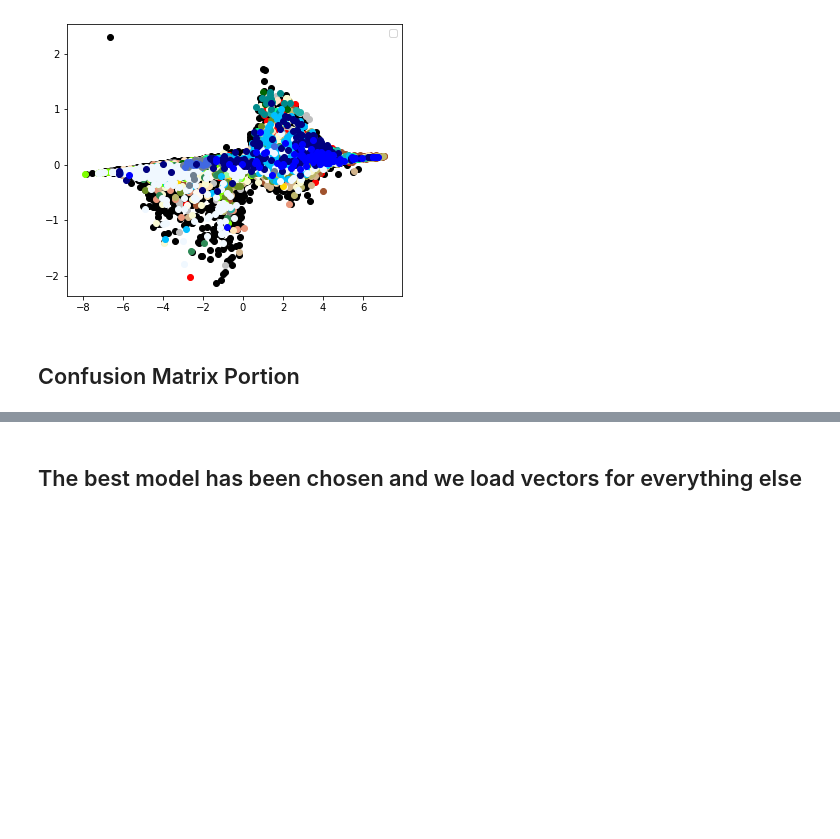
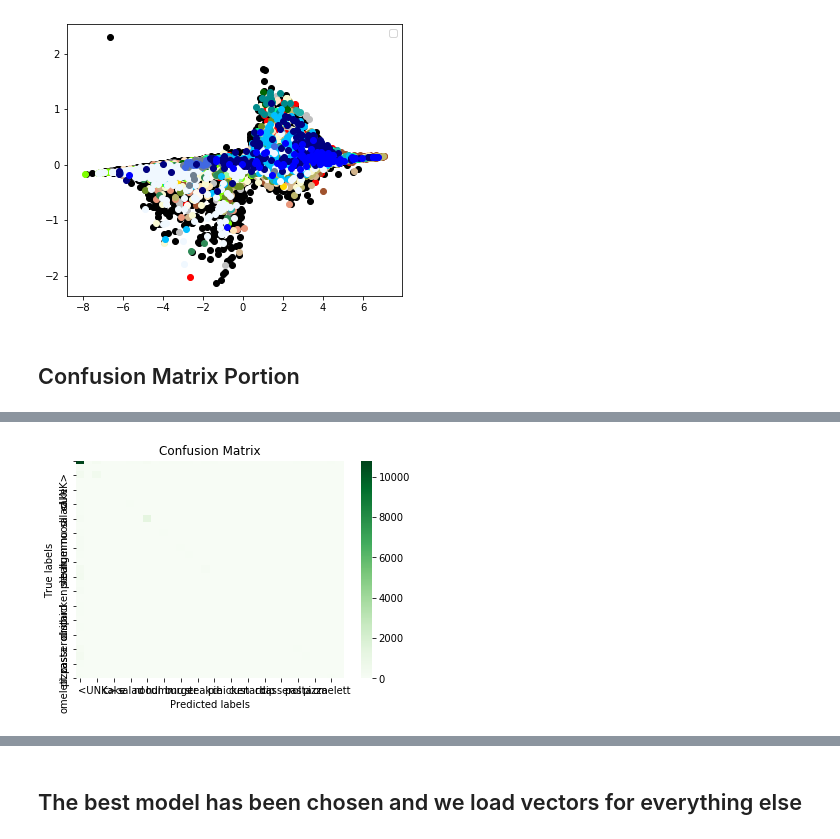
Before and after one commit to chinmay5/recipe_substitute_recommender_using_lstm, a Jupyter notebook: Guided_LSTM.ipynb, the cells around one changed output, grey strips where cells are left out. Saved outputs shown, nothing was run; the diff lists cells and outputs as text; code cells hidden in the pictures; blank space fills up the shorter version.

```diff
--- a/Guided_LSTM.ipynb
+++ b/Guided_LSTM.ipynb
@@ -313,0 +376,12 @@ cm = confusion_matrix(all_labels, all_predictions, labels)
+# %%
+import seaborn as sns
+ax= plt.subplot()
+sns.heatmap(cm, annot=False, ax = ax, fmt='g', cmap='Greens'); #annot=True to annotate cells
+
+# labels, title and ticks
+ax.set_xlabel('Predicted labels');ax.set_ylabel('True labels');
+ax.set_title('Confusion Matrix');
+ax.xaxis.set_ticklabels([''] + get_all_labels());
+ax.yaxis.set_ticklabels([''] + get_all_labels());
+# %% [output]
+[figure, added]
```
Also changed, not shown: parts of 16 cells of this notebook.
